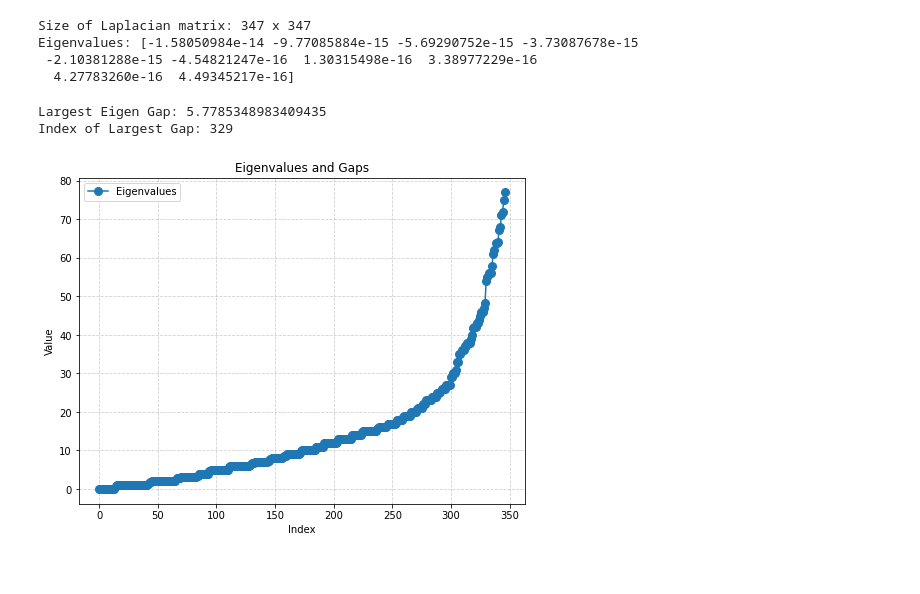
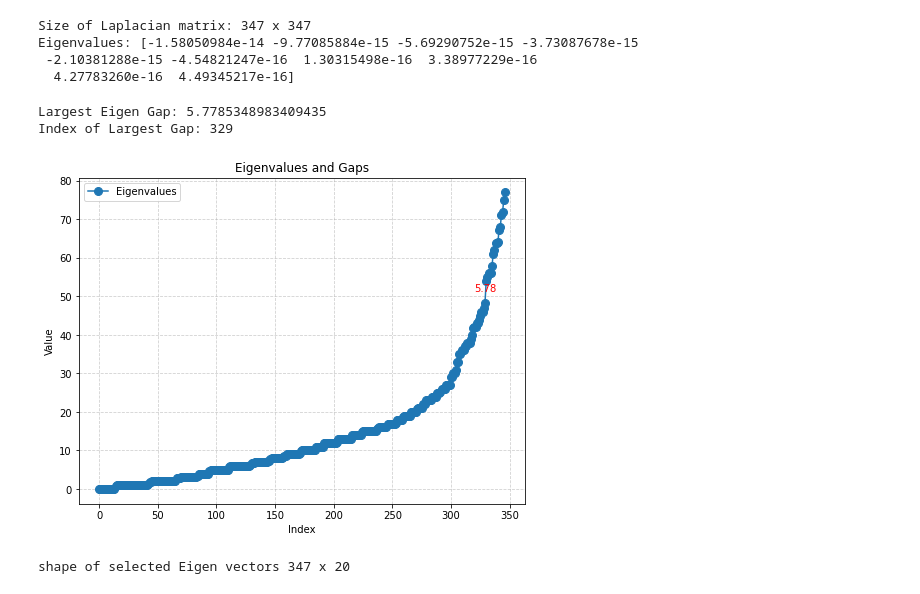
Before and after one commit to haseeb-m4235/Practical-Application-in-Identifying-Social-Networks-Through-a-Graph-Based-Dataset-, a Jupyter notebook: main.ipynb, the cells around one changed output. Cells and saved outputs as stored; diff of their text form; code cells hidden in the pictures.

Commit message:
fixing degree matrix and visualization

```diff
--- a/main.ipynb
+++ b/main.ipynb
@@ -122,35 +121,35 @@ eigen_gaps = np.diff(eigenvalues)
 
 # Step 3: Find the largest eigen gap and its position
 largest_gap = np.max(eigen_gaps)
 gap_index = np.argmax(eigen_gaps)
 
-#print("Sorted Eigenvalues:", sorted_eigenvalues)
 #print("Eigen Gaps:", eigen_gaps)
 print("Largest Eigen Gap:", largest_gap)
 print("Index of Largest Gap:", gap_index)
 
 # Plot the eigenvalues and the gaps
 plt.figure(figsize=(8, 6))
 
 # Plot eigenvalues as points
 plt.plot(eigenvalues, 'o-', label="Eigenvalues", markersize=8)
 
 # Annotate gaps
 for i in range(len(eigen_gaps)):
     x_pos = i + 0.5  # Position between two eigenvalues
     y_pos = (eigenvalues[i] + eigenvalues[i + 1]) / 2  # Midpoint for the text
-plt.annotate(f"{largest_gap:.2f}", xy=(x_pos, y_pos), xytext=(x_pos, y_pos + 0.1), ha="center", color="red")
+    if eigen_gaps[i] == largest_gap:
+        plt.annotate(f"{eigen_gaps[i]:.2f}", xy=(x_pos, y_pos), xytext=(x_pos, y_pos + 0.1), ha="center", color="red")
 
 # Enhance plot
 plt.title("Eigenvalues and Gaps")
 plt.xlabel("Index")
 plt.ylabel("Value")
 plt.grid(True, linestyle="--", alpha=0.6)
 plt.legend()
 plt.show()
 # %% [output]
 Largest Eigen Gap: 5.7785348983409435
 Index of Largest Gap: 329
-[figure, old version]
+[figure, new version]
 # %%
 # Select the eigenvectors corresponding to the smallest k eigenvalues
@@ -158,4 +157,8 @@ k = 2
 selected_eigenvectors = eigenvectors[:, :k]
+# %%
+print(f"shape of selected Eigen vectors {len(selected_eigenvectors)} x {len(selected_eigenvectors[0])}")
+# %% [output]
+shape of selected Eigen vectors 347 x 20
 # %%
 from sklearn.cluster import KMeans
 
```
Also changed, not shown: parts of 4 cells of this notebook.
